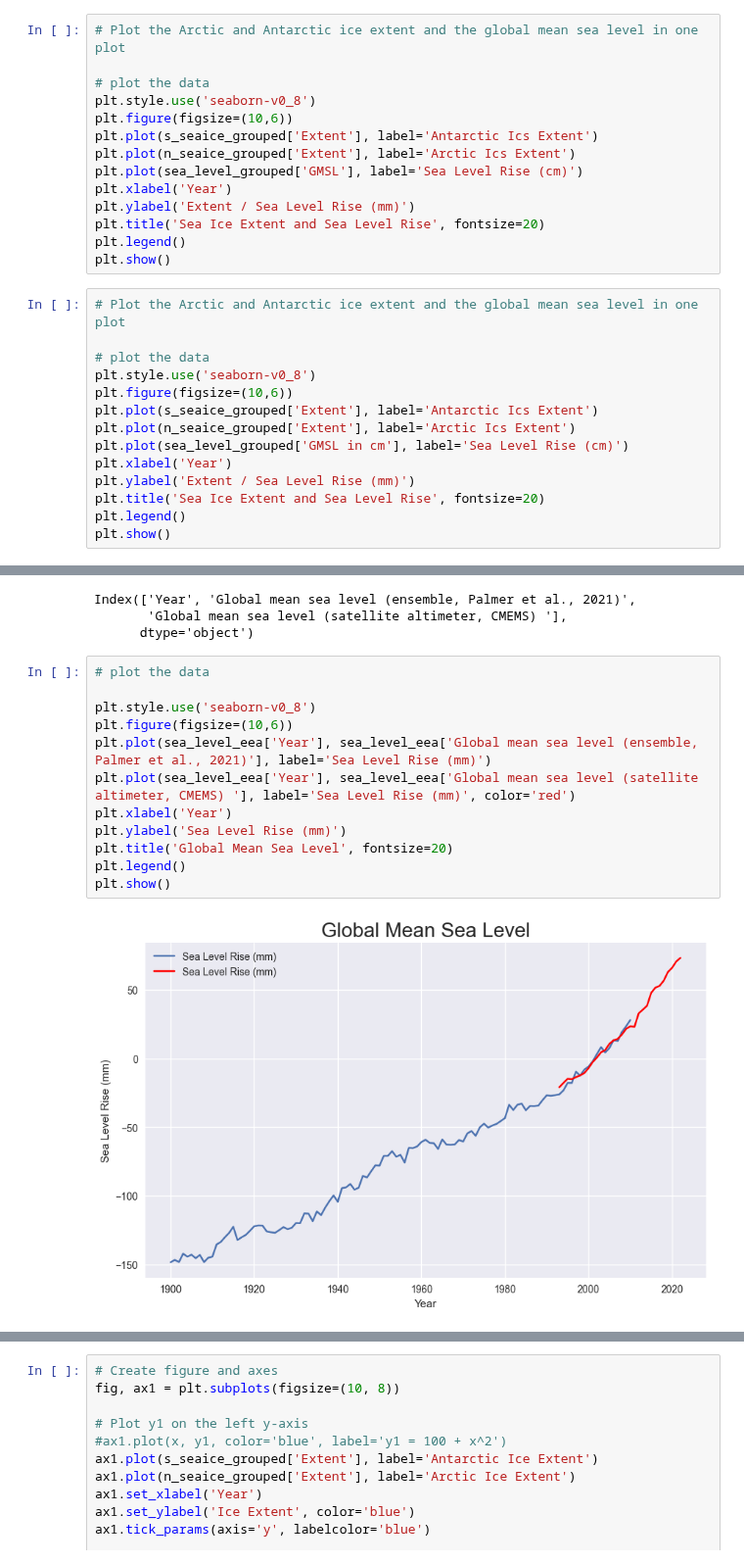
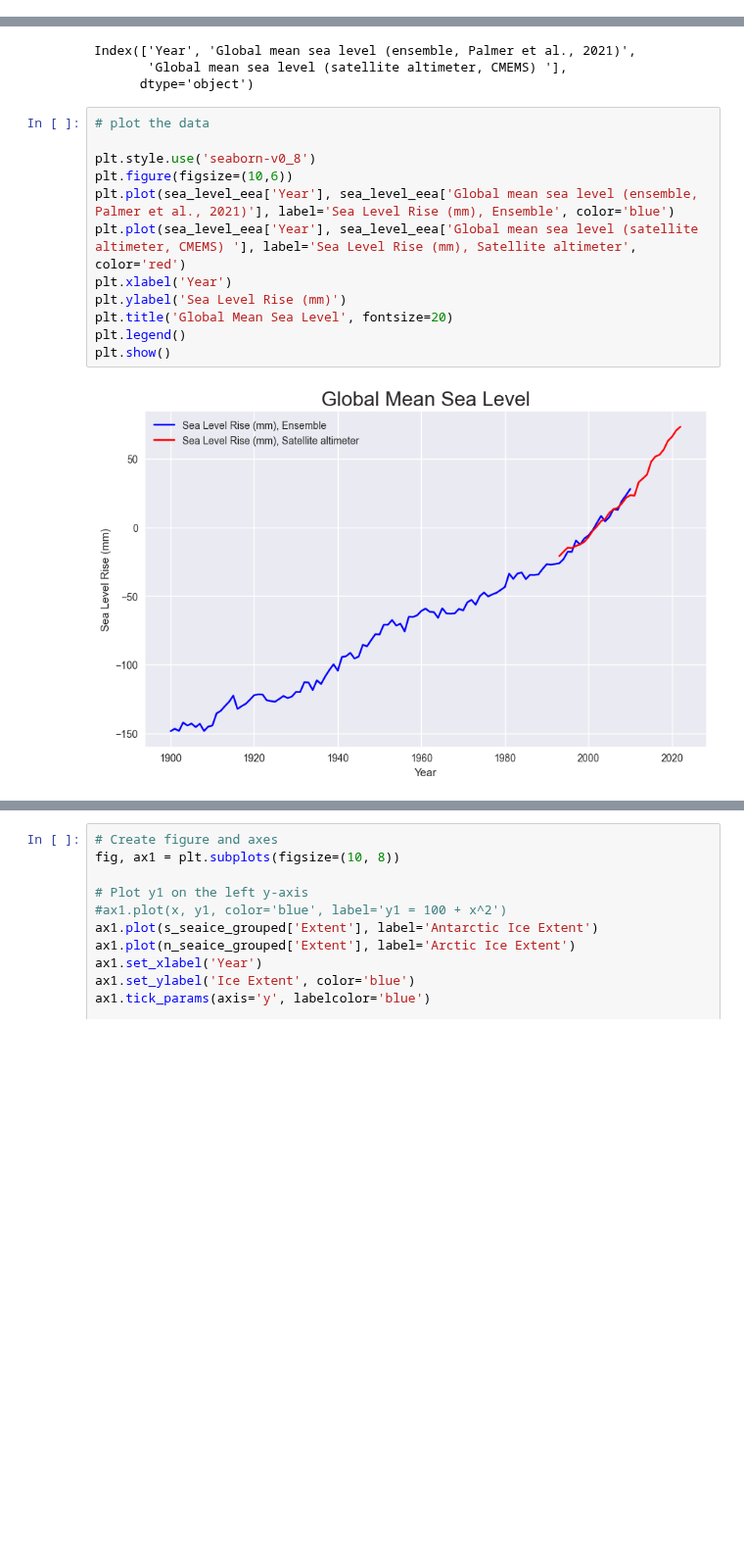
Before and after one commit to dilancroos/ice_extent, a Jupyter notebook: sea_ice.ipynb, the cells around one changed output, grey strips where cells are left out. Shown at 98% size. Saved outputs shown, nothing was run; the diff lists cells and outputs as text; blank space fills up the shorter version.

```diff
--- a/sea_ice.ipynb
+++ b/sea_ice.ipynb
@@ -564,28 +698,0 @@ plt.show()
-# %%
-# Plot the Arctic and Antarctic ice extent and the global mean sea level in one plot
-
-# plot the data
-plt.style.use('seaborn-v0_8')
-plt.figure(figsize=(10,6))
-plt.plot(s_seaice_grouped['Extent'], label='Antarctic Ics Extent')
-plt.plot(n_seaice_grouped['Extent'], label='Arctic Ics Extent')
-plt.plot(sea_level_grouped['GMSL'], label='Sea Level Rise (cm)')
-plt.xlabel('Year')
-plt.ylabel('Extent / Sea Level Rise (mm)')
-plt.title('Sea Ice Extent and Sea Level Rise', fontsize=20)
-plt.legend()
-plt.show()
-# %%
-# Plot the Arctic and Antarctic ice extent and the global mean sea level in one plot
-
-# plot the data
-plt.style.use('seaborn-v0_8')
-plt.figure(figsize=(10,6))
-plt.plot(s_seaice_grouped['Extent'], label='Antarctic Ics Extent')
-plt.plot(n_seaice_grouped['Extent'], label='Arctic Ics Extent')
-plt.plot(sea_level_grouped['GMSL in cm'], label='Sea Level Rise (cm)')
-plt.xlabel('Year')
-plt.ylabel('Extent / Sea Level Rise (mm)')
-plt.title('Sea Ice Extent and Sea Level Rise', fontsize=20)
-plt.legend()
-plt.show()
@@ -662,17 +774,17 @@ Index(['Year', 'Global mean sea level (ensemble, Palmer et al., 2021)',
 # %%
 # plot the data
 
 plt.style.use('seaborn-v0_8')
 plt.figure(figsize=(10,6))
-plt.plot(sea_level_eea['Year'], sea_level_eea['Global mean sea level (ensemble, Palmer et al., 2021)'], label='Sea Level Rise (mm)')
-plt.plot(sea_level_eea['Year'], sea_level_eea['Global mean sea level (satellite altimeter, CMEMS) '], label='Sea Level Rise (mm)', color='red')
+plt.plot(sea_level_eea['Year'], sea_level_eea['Global mean sea level (ensemble, Palmer et al., 2021)'], label='Sea Level Rise (mm), Ensemble', color='blue')
+plt.plot(sea_level_eea['Year'], sea_level_eea['Global mean sea level (satellite altimeter, CMEMS) '], label='Sea Level Rise (mm), Satellite altimeter', color='red')
 plt.xlabel('Year')
 plt.ylabel('Sea Level Rise (mm)')
 plt.title('Global Mean Sea Level', fontsize=20)
 plt.legend()
 plt.show()
 # %% [output]
-[figure, old version]
+[figure, new version]
 # %%
 # plot Us sea level rise and EU sea level rise in one plot
 
```
Also changed, not shown: parts of 45 cells of this notebook.
